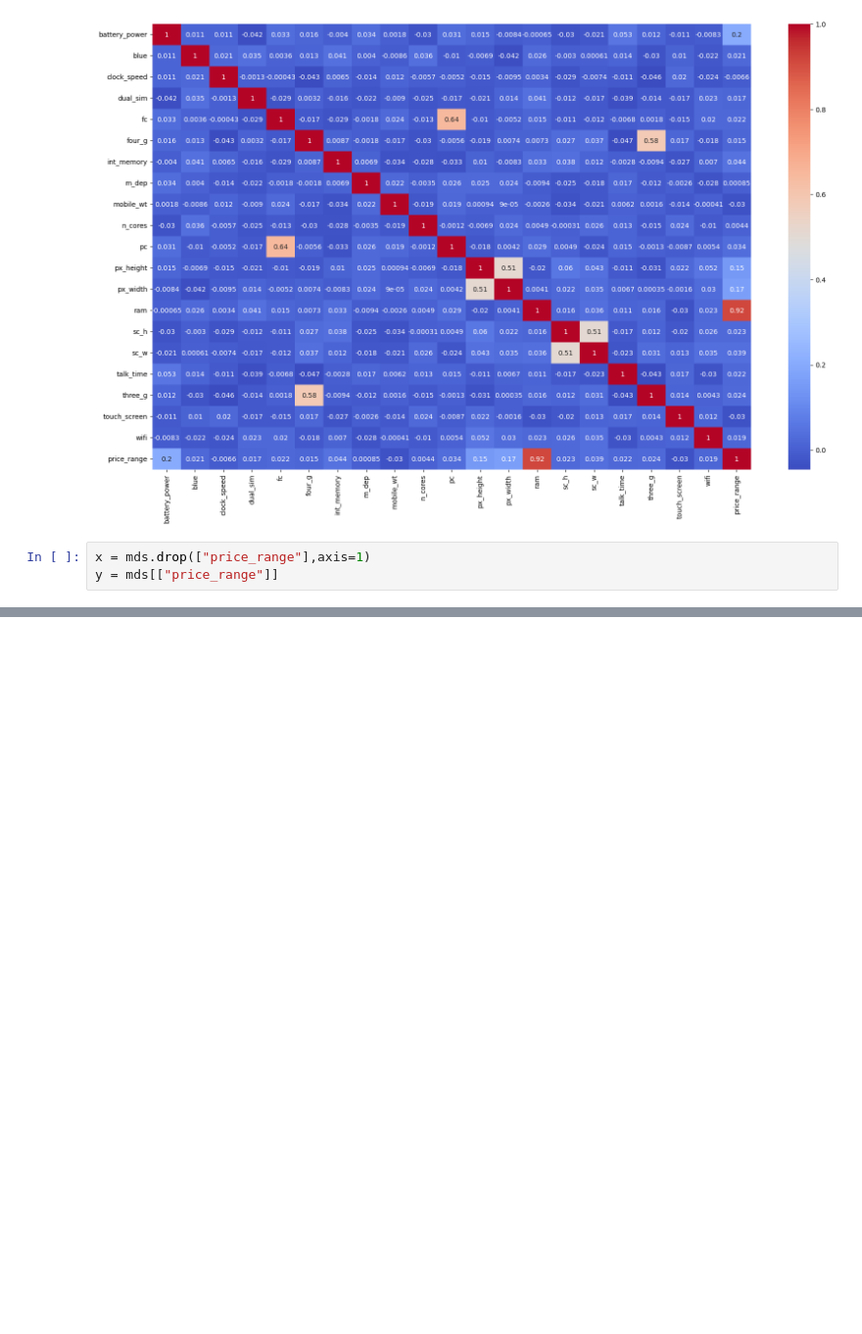
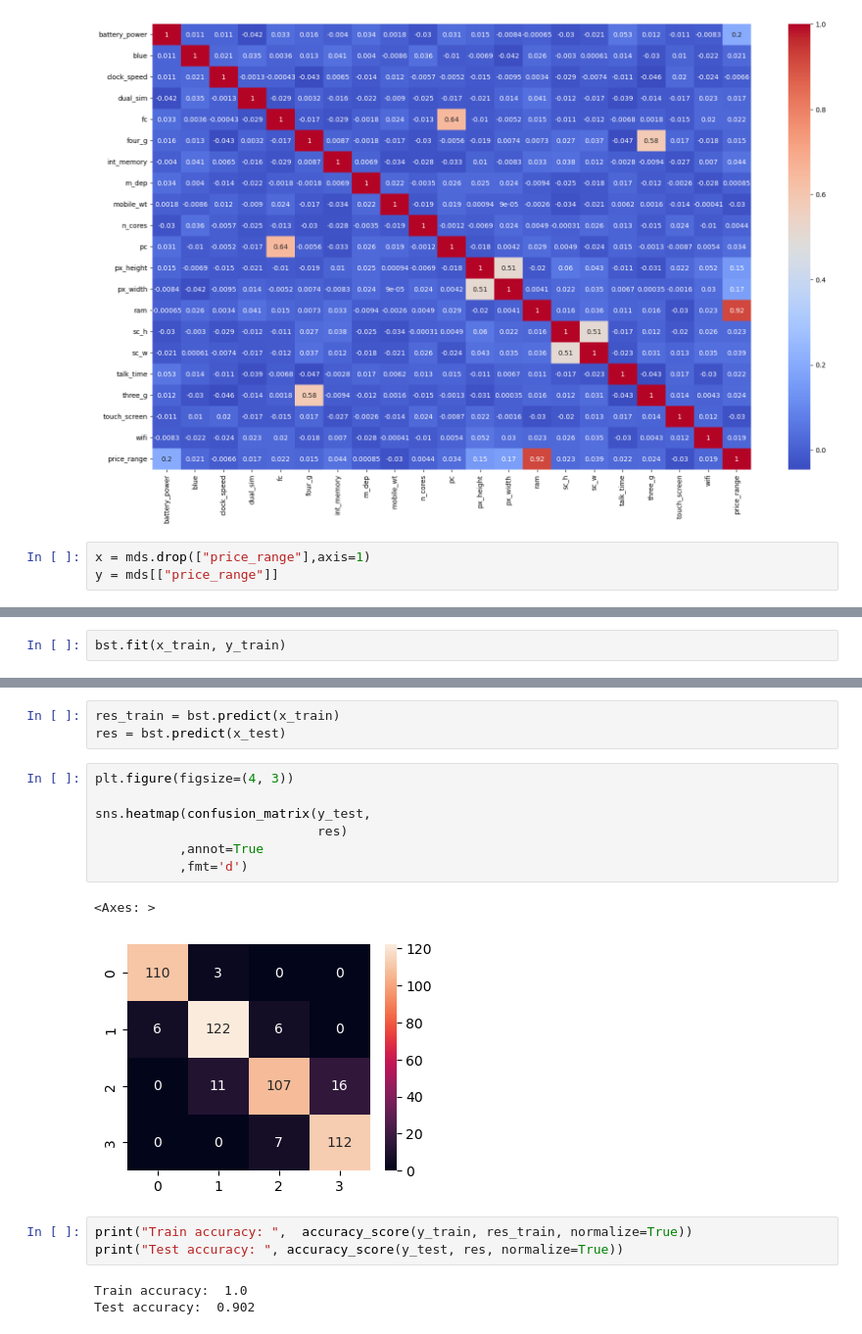
Before and after one commit to omarlila/Data-Science-Tools-project, a Jupyter notebook: project preprocessing.ipynb, the cells around one changed output, grey strips where cells are left out. Shown at 98% size. Cells and saved outputs as stored; diff of their text form; blank space fills up the shorter version.

```diff
--- a/project preprocessing.ipynb
+++ b/project preprocessing.ipynb
@@ -156,0 +163,2 @@ x_train.shape,y_train.shape,x_test.shape,y_test.shape
+# %%
+bst.fit(x_train, y_train)
@@ -156,0 +177,19 @@ x_train.shape,y_train.shape,x_test.shape,y_test.shape
+# %%
+res_train = bst.predict(x_train)
+res = bst.predict(x_test)
+# %%
+plt.figure(figsize=(4, 3))
+
+sns.heatmap(confusion_matrix(y_test,
+                             res)
+           ,annot=True
+           ,fmt='d')
+# %% [output]
+<Axes: >
+[figure, added]
+# %%
+print("Train accuracy: ",  accuracy_score(y_train, res_train, normalize=True))
+print("Test accuracy: ", accuracy_score(y_test, res, normalize=True))
+# %% [output]
+Train accuracy:  1.0
+Test accuracy:  0.902
```
Also changed, not shown: parts of 8 cells of this notebook.
